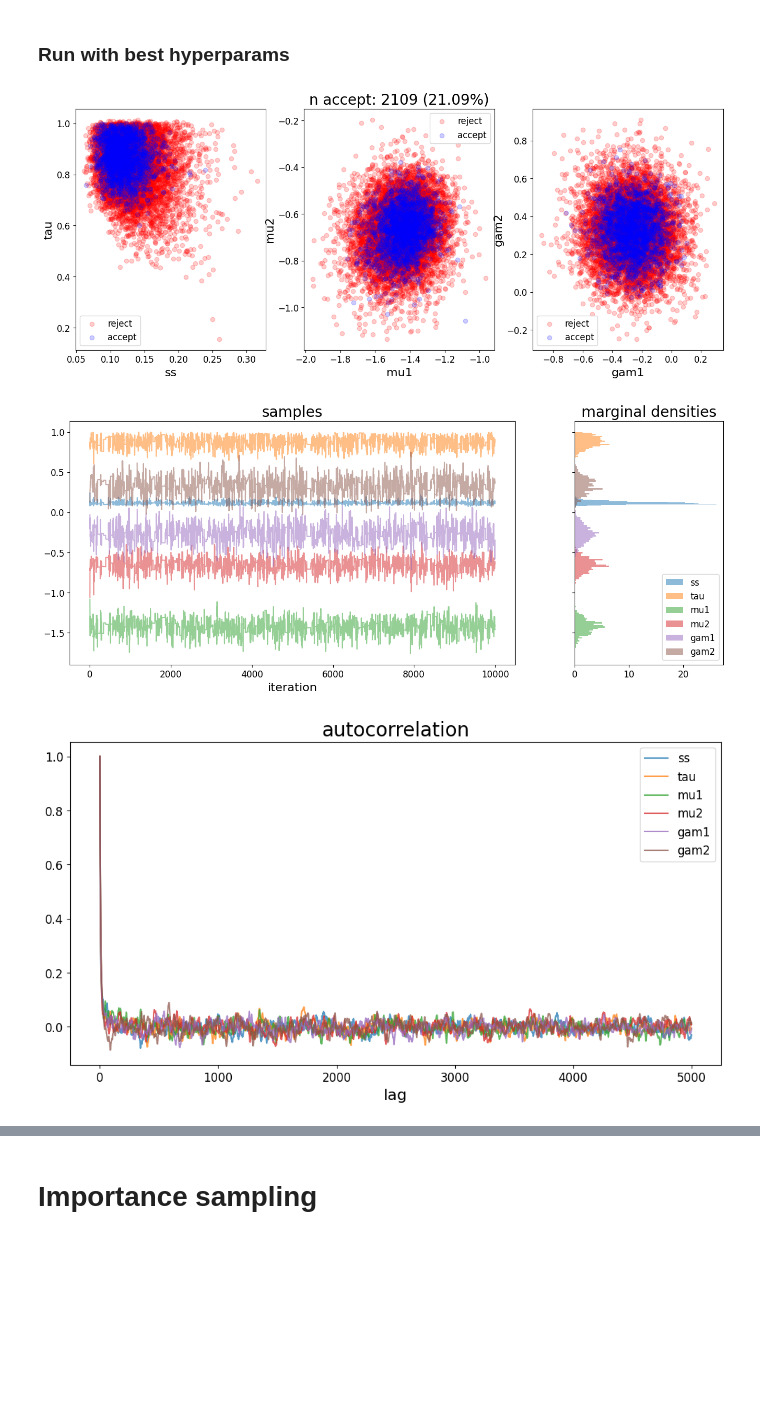
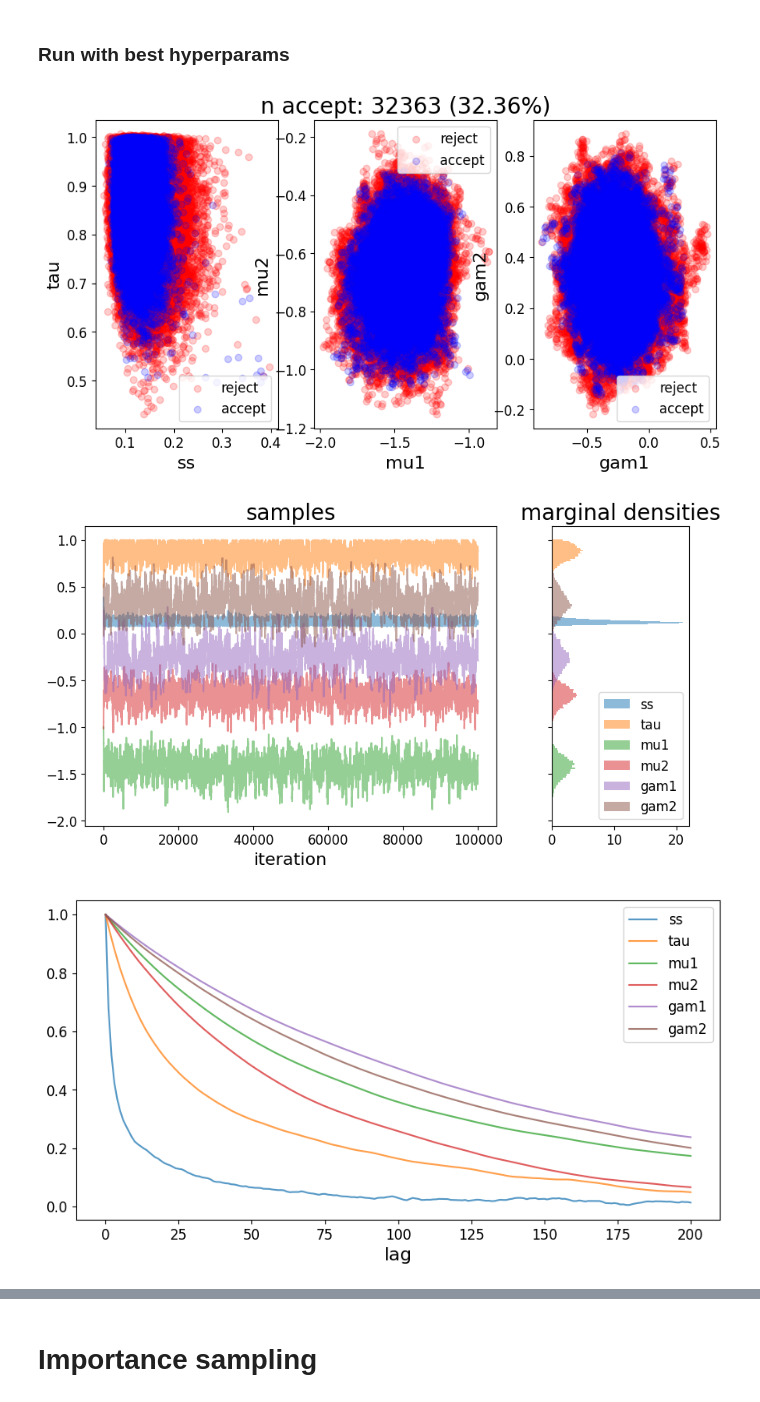
Before and after one commit to etrieschman/gene-expr, a Jupyter notebook: code/Trieschman_STATS370_Final.ipynb, the cells around one changed output, grey strips where cells are left out. Cells and saved outputs as stored; diff of their text form; code cells hidden in the pictures; blank space fills up the shorter version.

```diff
--- a/code/Trieschman_STATS370_Final.ipynb
+++ b/code/Trieschman_STATS370_Final.ipynb
@@ -336,8 +354,8 @@ M = M_scale*torch.diag(torch.tensor(M_rat, dtype=torch.float))
 M_inv = torch.linalg.inv(M)
 # %%
 # toy parameters
-T=10000
-M_rat, M_scale, L, eps = ([0.25, 0.5, 1, 1, 1, 1], 1.5, 30, 0.005)
+T=100000
+M_rat, M_scale, L, eps = ([0.25, 0.5, 1, 1, 1, 1], 1.5, 10, 0.0025)
 M = M_scale*torch.diag(torch.tensor(M_rat, dtype=torch.float))
 M_inv = torch.linalg.inv(M)
 # %%
@@ -345,10 +363,10 @@ q0 = torch.tensor([0.25, 0.5, -1, -1, 0, 0], dtype=torch.float)
 p0 = torch.tensor(sps.multivariate_normal.rvs(mean=np.repeat(0,len(q0)), cov=M)).float()
 q_hmc, cands_hmc, status_hmc = HMC(q0, p0, Y, groups, M, M_inv, eps, L, T)
 # %%
-plot_dist(cands_hmc, plot_status=True, status=status_hmc)
-plot_marginals(q_hmc)
-plot_acorr(q_hmc)
+plot_dist(cands_hmc, plot_status=True, status=status_hmc, fname='hmc_dist')
+plot_marginals(q_hmc, fname='hmc_marg')
+plot_acorr(q_hmc, nlags=200, fname='hmc_acorr')
 # %% [output]
-[figure, old version]
+[figure, new version]
-[figure, old version]
+[figure, new version]
-[figure, old version]
+[figure, new version]
```
Also changed, not shown: parts of 36 cells of this notebook, 18 other files.
